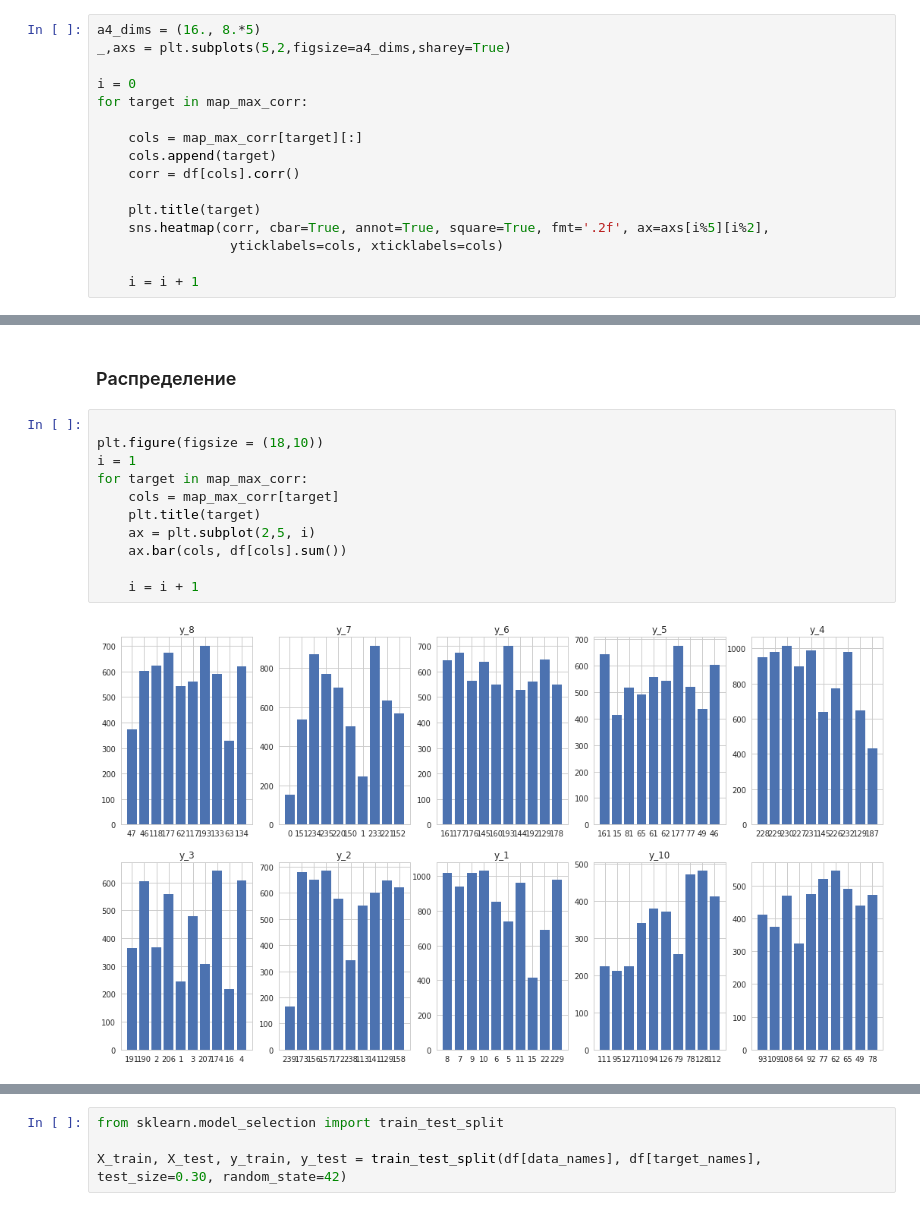
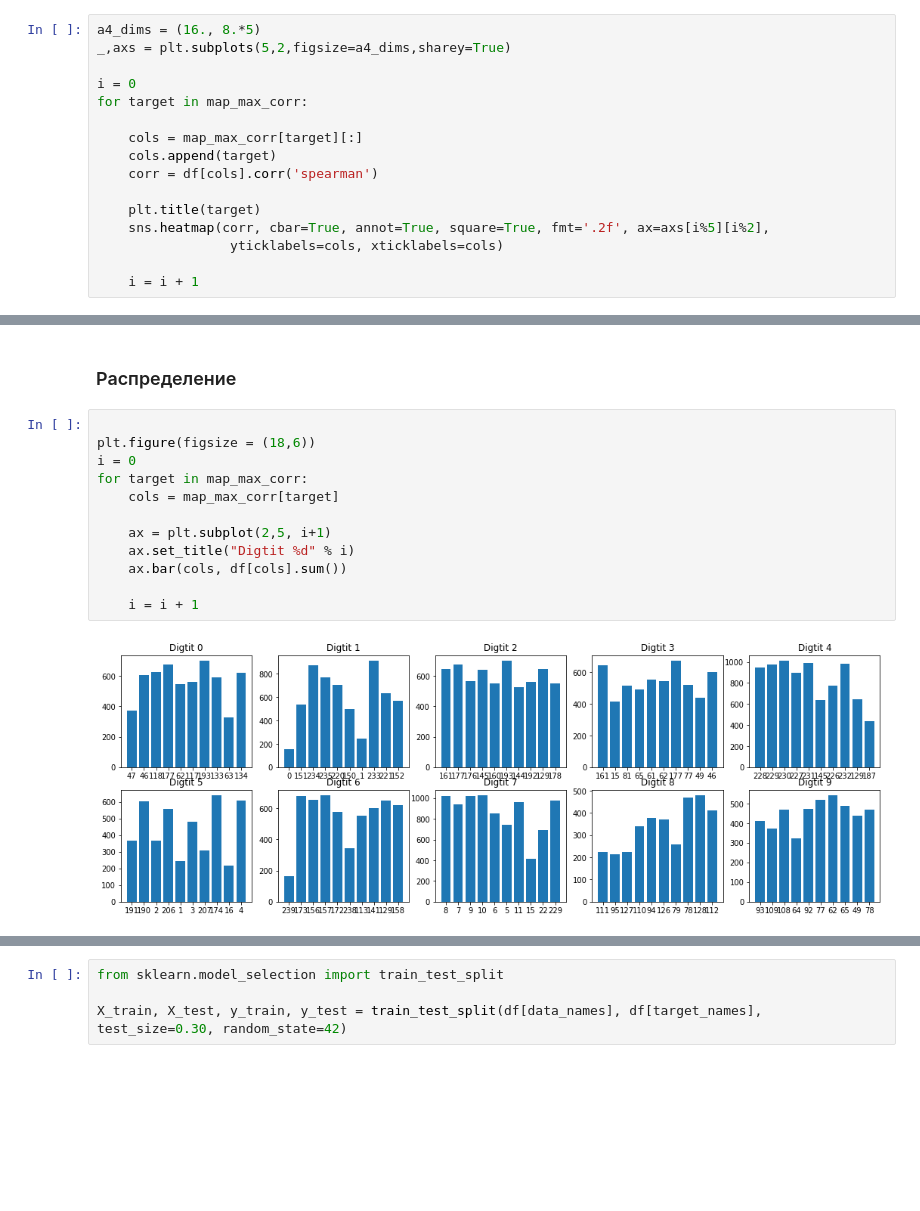
Before and after one commit to vench/study, a Jupyter notebook: lab_4.ipynb, the cells around one changed output, grey strips where cells are left out. Cells and saved outputs as stored; diff of their text form; blank space fills up the shorter version.

```diff
--- a/lab_4.ipynb
+++ b/lab_4.ipynb
@@ -104,7 +104,7 @@ for target in map_max_corr:
 
     cols = map_max_corr[target][:]
     cols.append(target)
-    corr = df[cols].corr()
+    corr = df[cols].corr('spearman')
 
     plt.title(target)
     sns.heatmap(corr, cbar=True, annot=True, square=True, fmt='.2f', ax=axs[i%5][i%2],
@@ -117,14 +117,15 @@ for target in map_max_corr:
 ### Распределение
 # %%
 
-plt.figure(figsize = (18,10))
-i = 1
+plt.figure(figsize = (18,6))
+i = 0
 for target in map_max_corr:
     cols = map_max_corr[target]
-    plt.title(target)
-    ax = plt.subplot(2,5, i)
+
+    ax = plt.subplot(2,5, i+1)
+    ax.set_title("Digtit %d" % i)
     ax.bar(cols, df[cols].sum())
 
     i = i + 1
 # %% [output]
-[figure, old version]
+[figure, new version]
```
Also changed, not shown: parts of 20 cells of this notebook.
